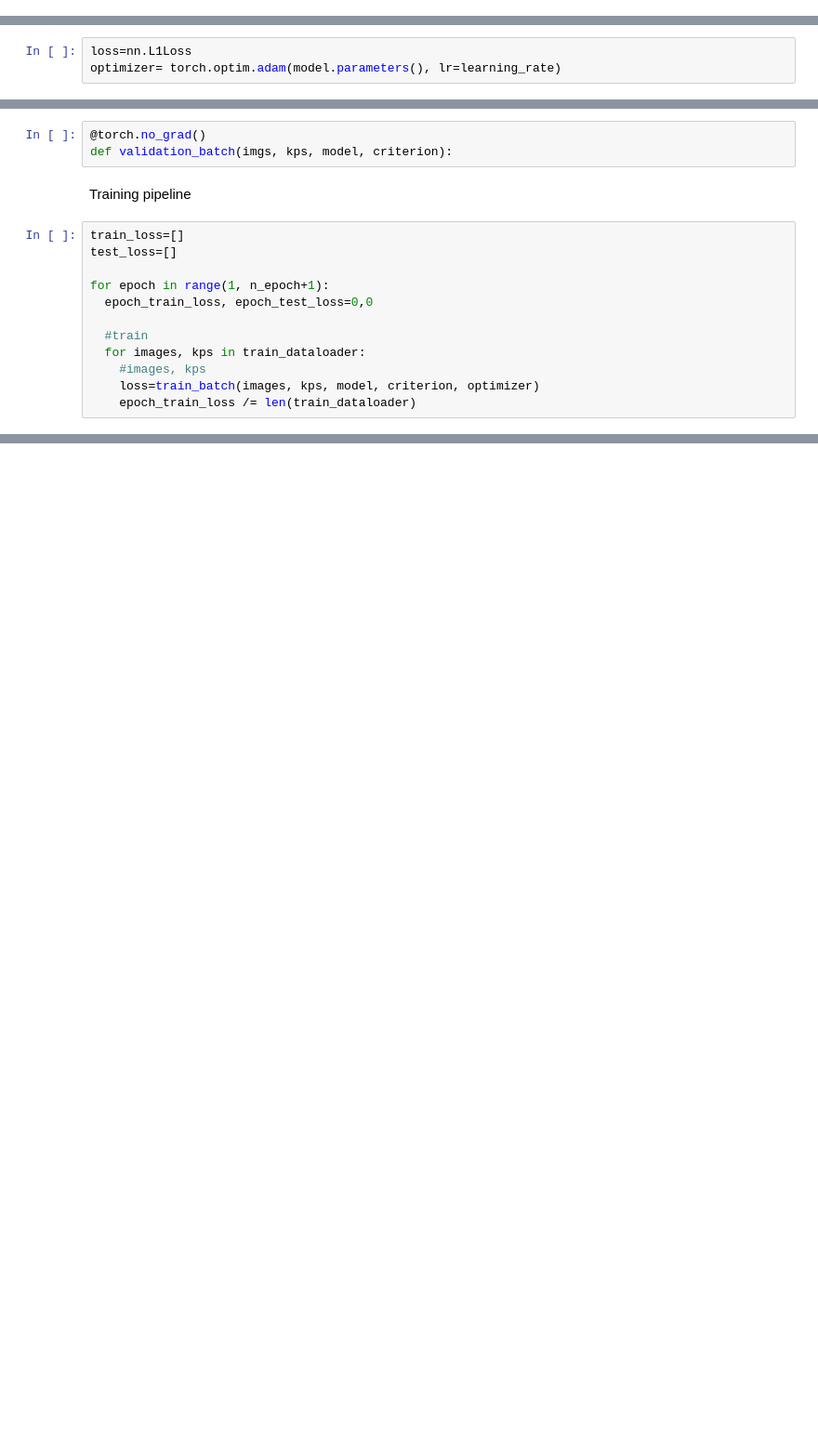
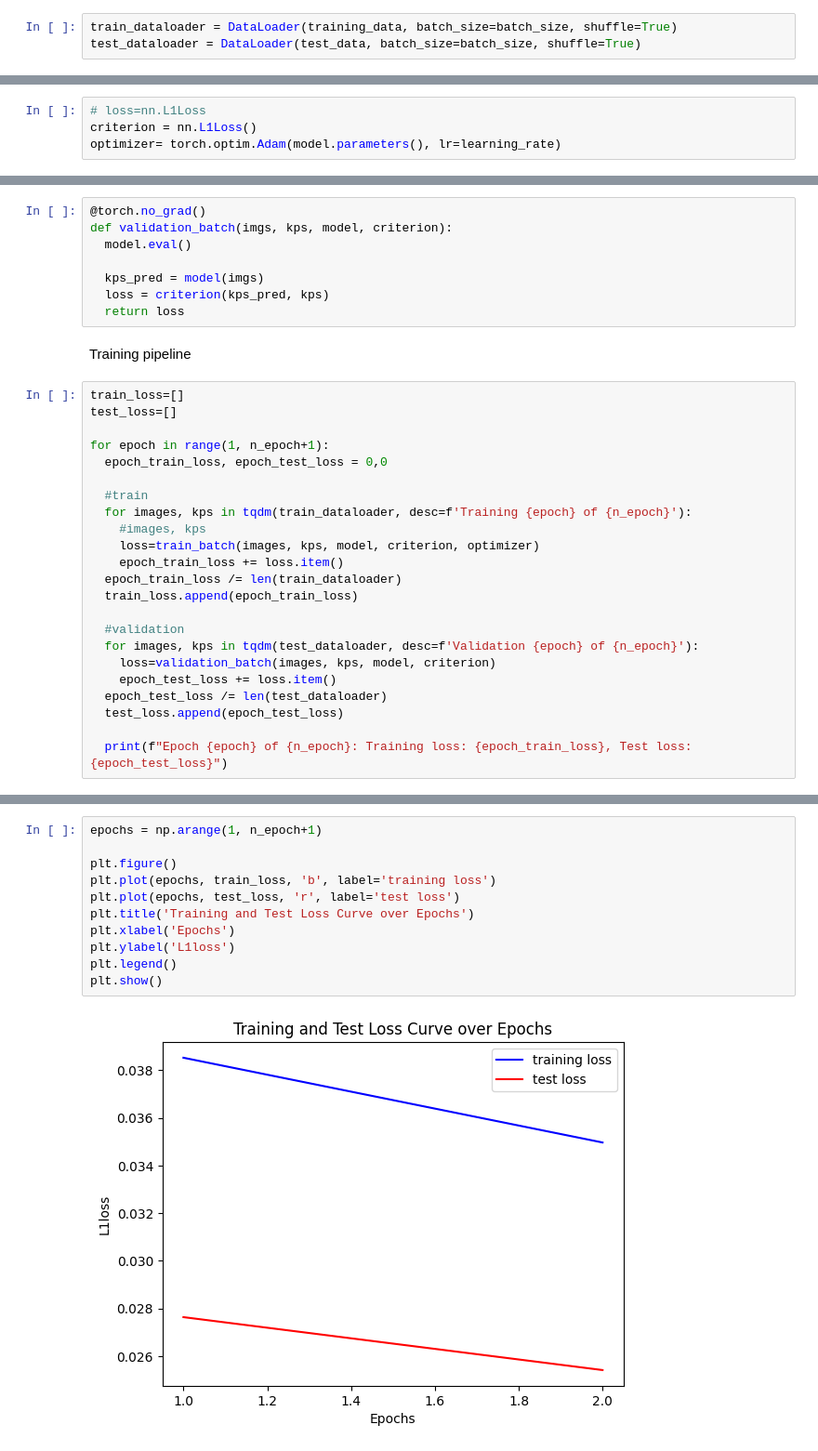
Before and after one commit to YuRiKaPraJaPaTi/facial_keypoint-training, a Jupyter notebook: notebook/facial_key_point.ipynb, the cells around one changed output, grey strips where cells are left out. Shown: that part at 93% size. Saved outputs shown, nothing was run; the diff lists cells and outputs as text; blank space fills up the shorter version.

Commit message:
complete notebook for test and visualize

```diff
--- a/notebook/facial_key_point.ipynb
+++ b/notebook/facial_key_point.ipynb
@@ -148,0 +120,3 @@ array([[[0.        , 0.00392157, 0.        ],
+# %%
+train_dataloader = DataLoader(training_data, batch_size=batch_size, shuffle=True)
+test_dataloader = DataLoader(test_data, batch_size=batch_size, shuffle=True)
@@ -207,8 +190,9 @@ VGG(
   )
 )
 # %%
-loss=nn.L1Loss
-optimizer= torch.optim.adam(model.parameters(), lr=learning_rate)
+# loss=nn.L1Loss
+criterion = nn.L1Loss()
+optimizer= torch.optim.Adam(model.parameters(), lr=learning_rate)
 # %%
 def train_batch(imgs, kps, model, criterion, optimizer):
   model.train()
@@ -226,6 +210,11 @@ def train_batch(imgs, kps, model, criterion, optimizer):
 # %%
 @torch.no_grad()
 def validation_batch(imgs, kps, model, criterion):
+  model.eval()
+
+  kps_pred = model(imgs)
+  loss = criterion(kps_pred, kps)
+  return loss
 # %% [markdown]
 Training pipeline
 # %%
@@ -233,10 +222,21 @@ train_loss=[]
 test_loss=[]
 
 for epoch in range(1, n_epoch+1):
-  epoch_train_loss, epoch_test_loss=0,0
+  epoch_train_loss, epoch_test_loss = 0,0
 
   #train
-  for images, kps in train_dataloader:
+  for images, kps in tqdm(train_dataloader, desc=f'Training {epoch} of {n_epoch}'):
     #images, kps
     loss=train_batch(images, kps, model, criterion, optimizer)
-    epoch_train_loss /= len(train_dataloader)
+    epoch_train_loss += loss.item()
+  epoch_train_loss /= len(train_dataloader)
+  train_loss.append(epoch_train_loss)
+
+  #validation
+  for images, kps in tqdm(test_dataloader, desc=f'Validation {epoch} of {n_epoch}'):
+    loss=validation_batch(images, kps, model, criterion)
+    epoch_test_loss += loss.item()
+  epoch_test_loss /= len(test_dataloader)
+  test_loss.append(epoch_test_loss)
+
+  print(f"Epoch {epoch} of {n_epoch}: Training loss: {epoch_train_loss}, Test loss: {epoch_test_loss}")
@@ -242,0 +248,13 @@ for epoch in range(1, n_epoch+1):
+# %%
+epochs = np.arange(1, n_epoch+1)
+
+plt.figure()
+plt.plot(epochs, train_loss, 'b', label='training loss')
+plt.plot(epochs, test_loss, 'r', label='test loss')
+plt.title('Training and Test Loss Curve over Epochs')
+plt.xlabel('Epochs')
+plt.ylabel('L1loss')
+plt.legend()
+plt.show()
+# %% [output]
+[figure, added]
```
Also changed, not shown: parts of 17 cells of this notebook.
